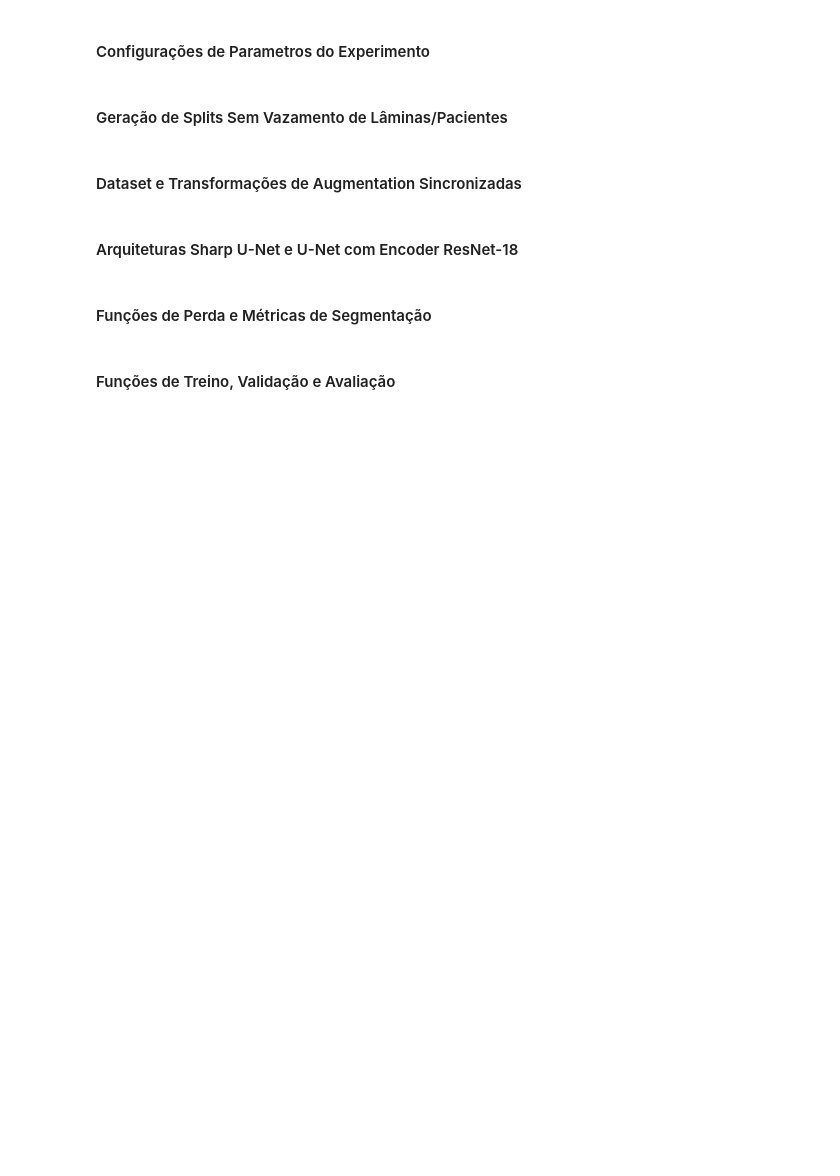
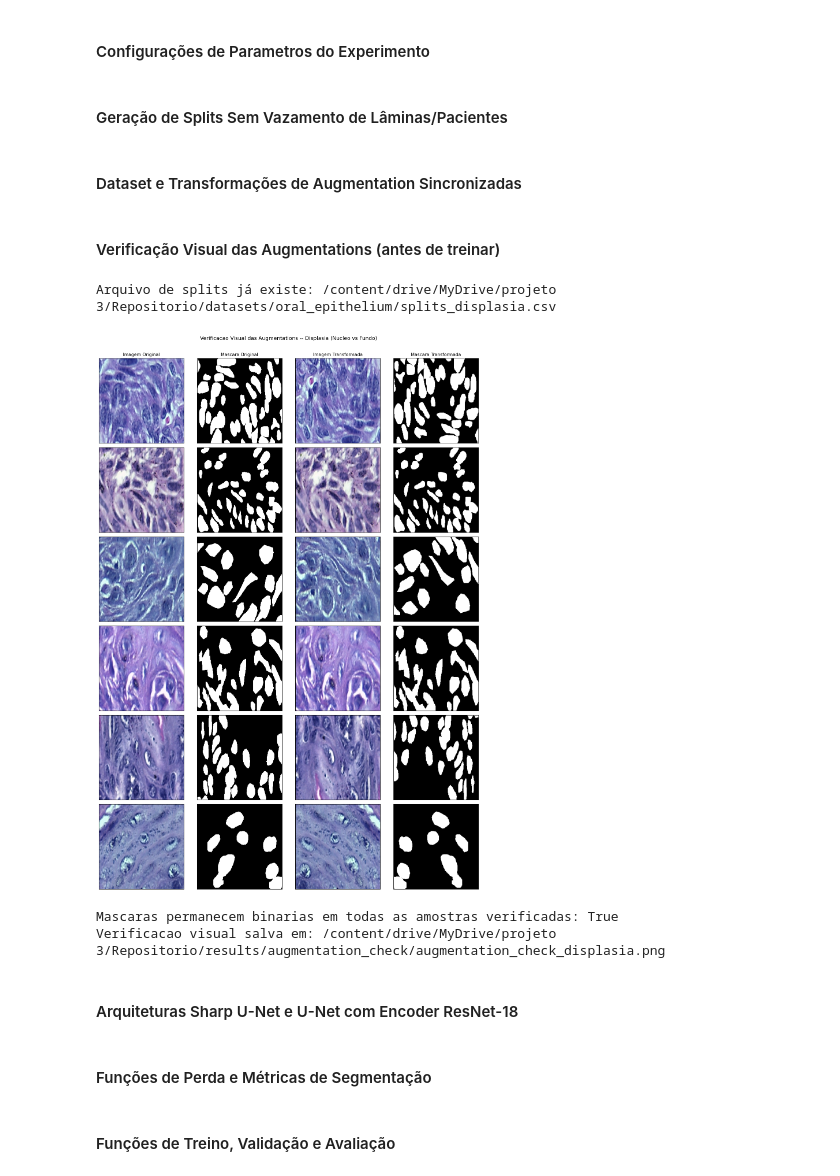
Before and after one commit to Guilherme0202PM/ProjetoFinalLipai, a Jupyter notebook: notebooks/01_Displasia_Nucleos.ipynb, the cells around one changed output. Saved outputs shown, nothing was run; the diff lists cells and outputs as text; code cells hidden in the pictures; blank space fills up the shorter version.

```diff
--- a/notebooks/01_Displasia_Nucleos.ipynb
+++ b/notebooks/01_Displasia_Nucleos.ipynb
@@ -204,6 +204,82 @@ def get_transforms(use_augmentation=False, img_size=INPUT_SIZE):
             A.Normalize(mean=NORM_MEAN, std=NORM_STD),
             ToTensorV2()
         ])
+# %% [markdown]
+#### Verificação Visual das Augmentations (antes de treinar)
+# %%
+N_AUG_SAMPLES = 6
+
+def get_viz_transform(use_augmentation, img_size=INPUT_SIZE):
+    """Mesma pipeline geometrica de get_transforms, mas sem Normalize/ToTensor,
+    para permitir visualizacao direta dos pixels"""
+    if use_augmentation:
+        return A.Compose([
+            A.Resize(img_size, img_size),
+            A.HorizontalFlip(p=0.5),
+            A.VerticalFlip(p=0.5),
+            A.RandomRotate90(p=0.5),
+        ])
+    return A.Compose([A.Resize(img_size, img_size)])
+
+df_splits_check = generate_displasia_splits(IMAGES_DIR, MASKS_DIR, SPLITS_CSV, seed=SPLIT_SEED)
+train_check_df = df_splits_check[df_splits_check['split'] == 'train'].reset_index(drop=True)
+
+rng_check = np.random.default_rng(SPLIT_SEED)
+sample_idxs = rng_check.choice(
+    len(train_check_df), size=min(N_AUG_SAMPLES, len(train_check_df)), replace=False
+)
+
+viz_resize_only = get_viz_transform(use_augmentation=False)
+viz_augmented = get_viz_transform(use_augmentation=True)
+
+fig, axes = plt.subplots(len(sample_idxs), 4, figsize=(14, 3.2 * len(sample_idxs)))
+col_titles = ['Imagem Original', 'Mascara Original', 'Imagem Transformada', 'Mascara Transformada']
+
+all_masks_binary = True
+
+for row_i, idx in enumerate(sample_idxs):
+    row = train_check_df.iloc[idx]
+    img_path = os.path.join(IMAGES_DIR, row['image'])
+    mask_path = os.path.join(MASKS_DIR, row['mask'])
+
+    image = np.array(Image.open(img_path).convert('RGB'))
+    mask = np.array(Image.open(mask_path).convert('L'), dtype=np.float32)
+    mask = (mask > 0).astype(np.float32)  # mesma regra usada no Dataset
+
+    orig = viz_resize_only(image=image, mask=mask)
+    aug = viz_augmented(image=image, mask=mask)
+
+    for m in (orig['mask'], aug['mask']):
+        if not set(np.unique(m).tolist()).issubset({0.0, 1.0}):
+            all_masks_binary = False
+
+    axes[row_i, 0].imshow(orig['image'])
+    axes[row_i, 1].imshow(orig['mask'], cmap='gray')
+    axes[row_i, 2].imshow(aug['image'])
+    axes[row_i, 3].imshow(aug['mask'], cmap='gray')
+
+    for c in range(4):
+        axes[row_i, c].set_xticks([])
+        axes[row_i, c].set_yticks([])
+        if row_i == 0:
+            axes[row_i, c].set_title(col_titles[c], fontsize=11)
+
+plt.suptitle('Verificacao Visual das Augmentations -- Displasia (Nucleo vs Fundo)', fontsize=13, y=1.005)
+plt.tight_layout()
+
+aug_check_dir = os.path.join(RESULTS_DIR, 'augmentation_check')
+os.makedirs(aug_check_dir, exist_ok=True)
+save_path = os.path.join(aug_check_dir, 'augmentation_check_displasia.png')
+plt.savefig(save_path, dpi=150, bbox_inches='tight')
+plt.show()
+
+print(f'Mascaras permanecem binarias em todas as amostras verificadas: {all_masks_binary}')
+print(f'Verificacao visual salva em: {save_path}')
+# %% [output]
+Arquivo de splits já existe: /content/drive/MyDrive/projeto 3/Repositorio/datasets/oral_epithelium/splits_displasia.csv
+[figure, added]
+Mascaras permanecem binarias em todas as amostras verificadas: True
+Verificacao visual salva em: /content/drive/MyDrive/projeto 3/Repositorio/results/augmentation_check/augmentation_check_displasia.png
 # %% [markdown]
 #### Arquiteturas Sharp U-Net e U-Net com Encoder ResNet-18
 # %%
```
Also changed, not shown: parts of 2 cells of this notebook.
